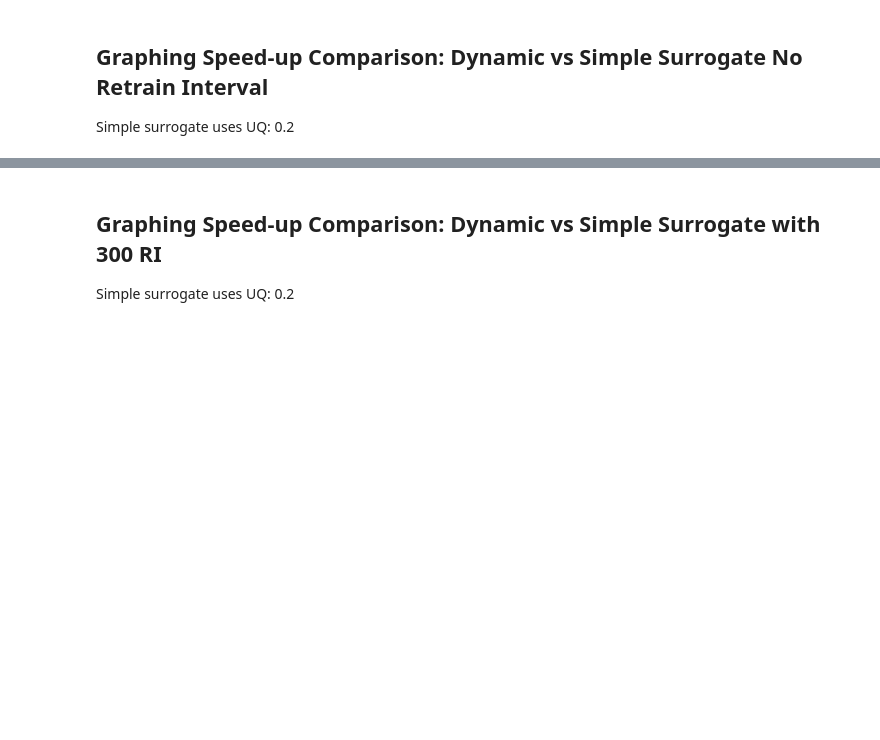
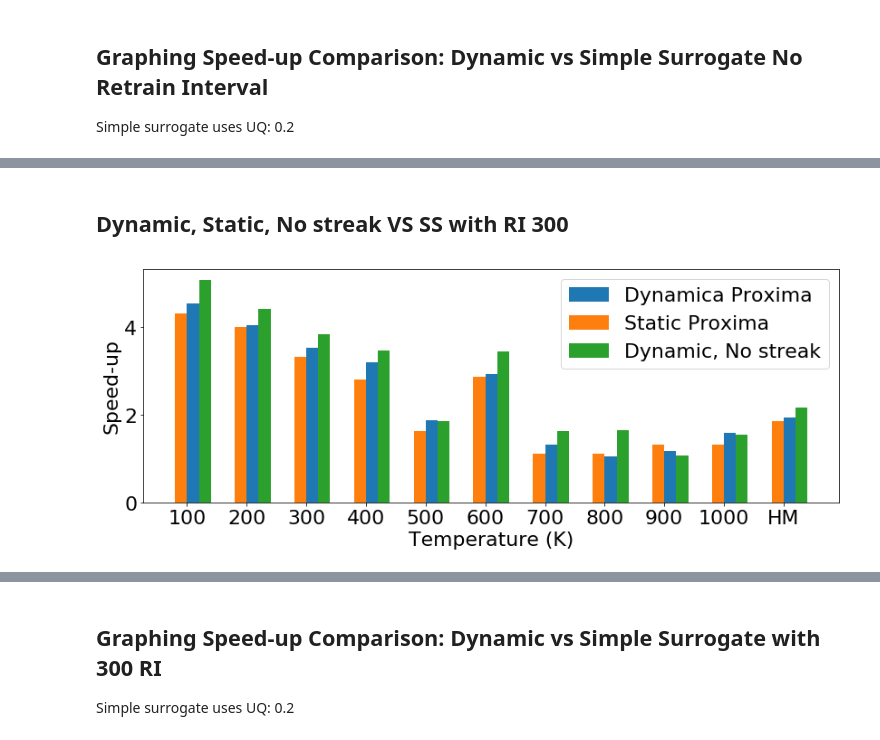
Before and after one commit to YulianaGomez/proxima_analysis, a Jupyter notebook: notebooks/Speedup_bar_chart.ipynb, the cells around one changed output, grey strips where cells are left out. Drawn from its saved outputs; the diff is of its cells as text; code cells hidden in the pictures; blank space fills up the shorter version.

```diff
--- a/notebooks/Speedup_bar_chart.ipynb
+++ b/notebooks/Speedup_bar_chart.ipynb
@@ -114 +131,35 @@ plt.show()
+# %% [markdown]
+## Dynamic, Static, No streak VS SS with RI 300
+# %%
+RI= True #set true or false depending on retrain interval usage
+SS = False #Comparing with simple surrogate
+labels = list(_temp_ssnort)
+
+x = np.arange(len(labels))  # the label locations
+width = 0.20  # the width of the bars
+fig, ax = plt.subplots(figsize=(12,5))
+
+rects1 = ax.bar(x + width/2, list(_speedup_da), width, label='Dynamica Proxima')
+rects2 = ax.bar(x - width/2, list(_speedup_sa), width, label='Static Proxima')
+rects4 = ax.bar(x + (width/2)+width, list(_speedup_nostreak), width, label='Dynamic, No streak')
+if SS:
+    if RI:
+        rects3 = ax.bar(x + (width/2)+width*2, list(_speedup_ss300), width, label='Simple Surrogate, RI=300')
+    else:
+        rects3 = ax.bar(x + (width/2)+width*2, list(_speedup_ssnort), width, label='Simple Surrogate: No RI')
+
+
+# Add some text for labels, title and custom x-axis tick labels, etc.
+ax.set_ylabel('Speed-up')
+ax.set_xlabel("Temperature (K)")
+#ax.set_ylim(0,5.5)
+#ax.set_title('Surrogate Method Comparison: Speed-up Across Temperatures')
+ax.set_xticks(x)
+ax.set_xticklabels(labels)
+ax.legend()
+plt.tight_layout()
+plt.savefig('Figures/3prox_speedupbar.png')
+plt.show()
+# %% [output]
+[figure, added]
 # %% [markdown]
```
Also changed, not shown: parts of 8 cells of this notebook, 2 other files.
